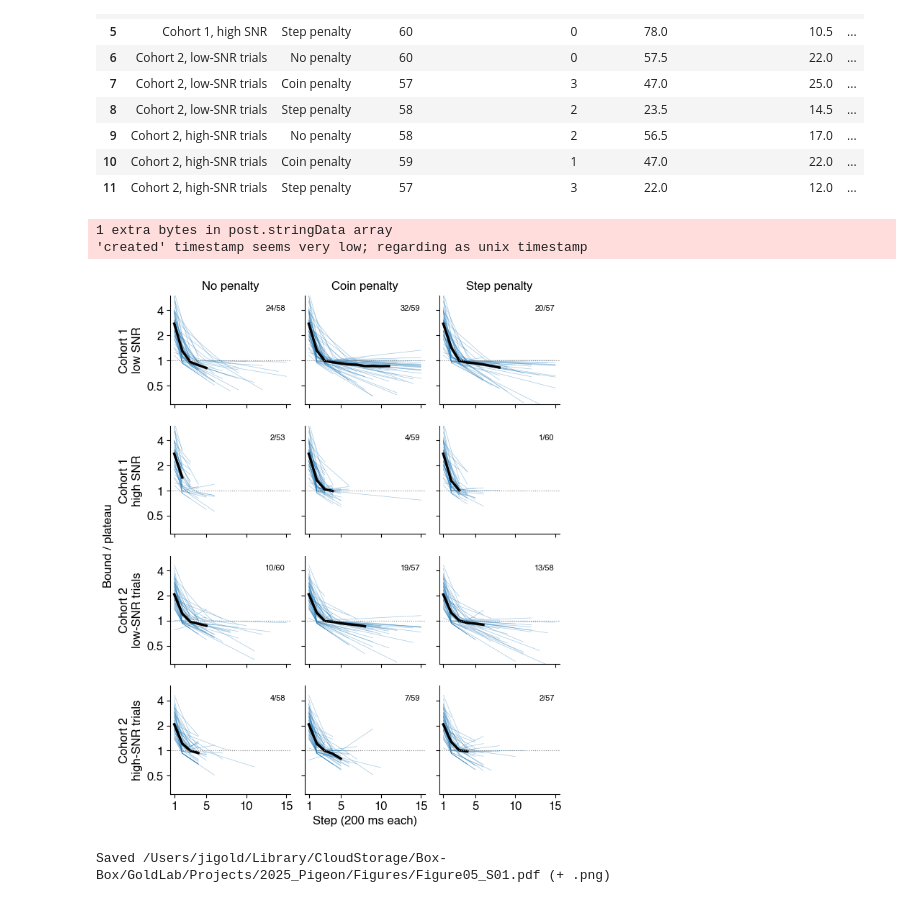
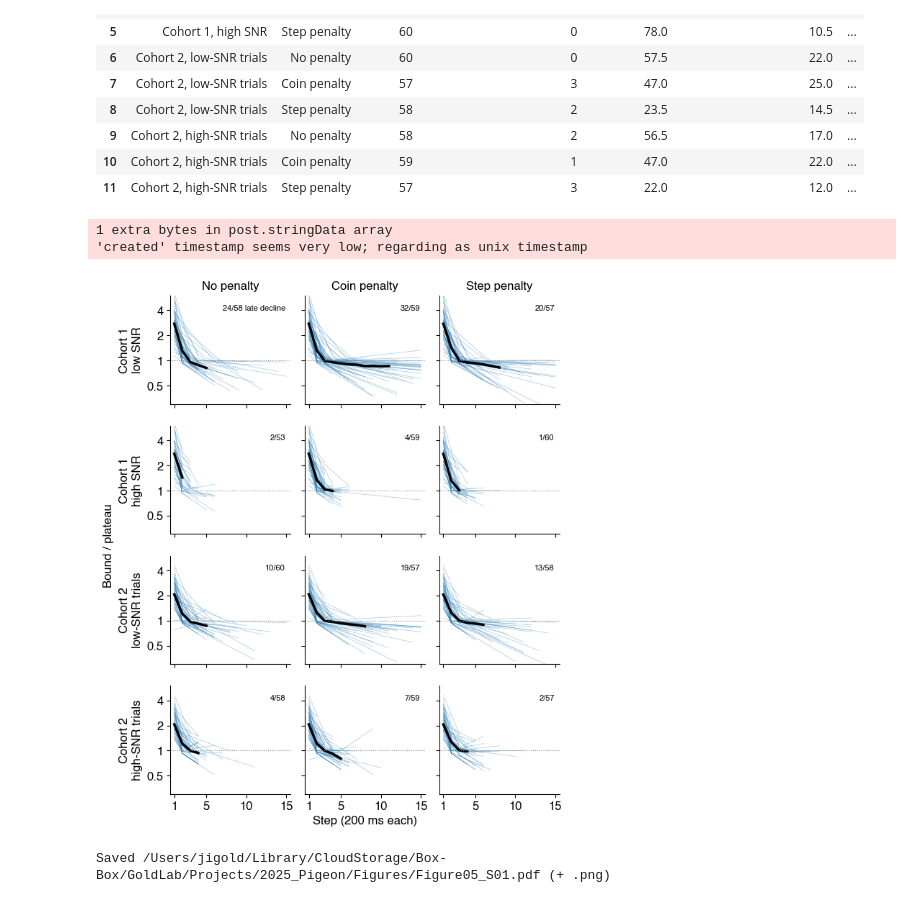
Before and after one commit to TheGoldLab/ms_2026_kalburge_etal_elife, a Jupyter notebook: notebooks/Figure05S01_collapseByCondition.ipynb, the cells around one changed output. Cells and saved outputs as stored; diff of their text form; code cells hidden in the pictures.

Commit message:
Fig 5S1: label the count in the first panel ('late decline')
Co-Authored-By: Claude Opus 5.5 <noreply@anthropic.com>

```diff
--- a/notebooks/Figure05S01_collapseByCondition.ipynb
+++ b/notebooks/Figure05S01_collapseByCondition.ipynb
@@ -146,37 +147,38 @@ for r, (label, task, conds) in enumerate(ROWS):
         med[enough] = np.nanmedian(shapes[:, enough], axis=0)
         ax.plot(STEPS, med, '-', color=DATA_COLOR, lw=2.5)
         ax.axhline(1, color='0.5', ls=':', lw=0.8)
-        ax.text(0.96, 0.92, f'{int(k.collapsing.sum())}/{len(k)}', transform=ax.transAxes, ha='right', va='top',
-                fontsize=FS_INSET)
+        # Subjects with a significant decline after the fall / subjects shown; spelled out in the first panel.
+        ax.text(0.96, 0.92, f'{int(k.collapsing.sum())}/{len(k)}' + (' late decline' if r == 0 and c == 0 else ''),
+                transform=ax.transAxes, ha='right', va='top', fontsize=FS_INSET)
         ax.set_yscale('log')
         ax.set_ylim(0.3, 6)
         ax.set_yticks([0.5, 1, 2, 4])
         ax.set_yticklabels(['0.5', '1', '2', '4'] if c == 0 else [])
         ax.minorticks_off()
         ax.set_xlim(0.5, 15.5)
         ax.set_xticks([1, 5, 10, 15])
         if r < len(ROWS) - 1:
             ax.set_xticklabels([])
         if r == 0:
             ax.set_title(col)
         if c == 0:
             ax.set_ylabel(ROW_LABELS[r])
         ax.spines[['top', 'right']].set_visible(False)
 
 add_row_xlabel(fig, axes[-1], 'Step (200 ms each)')
 # One shared y label, left of the per-row cohort labels.
 label_x0 = min(a.yaxis.label.get_window_extent().x0 for a in axes[:, 0])
 label_x = fig.transFigure.inverted().transform((label_x0, 0))[0]
 fig.text(label_x - 0.01, (axes[-1, 0].get_position().y0 + axes[0, 0].get_position().y1) / 2, 'Bound / plateau',
          rotation=90, ha='right', va='center', fontsize=FS)
 
 out = FIGURES_DIR / 'Figure05_S01.pdf'
 fig.savefig(out, dpi=300, bbox_inches='tight')
 fig.savefig(out.with_suffix('.png'), dpi=300, bbox_inches='tight')
 plt.show()
 print(f'Saved {out} (+ .png)')
 # %% [output]
 1 extra bytes in post.stringData array
 'created' timestamp seems very low; regarding as unix timestamp
-[figure, old version]
+[figure, new version]
 Saved /Users/jigold/Library/CloudStorage/Box-Box/GoldLab/Projects/2025_Pigeon/Figures/Figure05_S01.pdf (+ .png)
```
Also changed, not shown: parts of 1 cell of this notebook.
